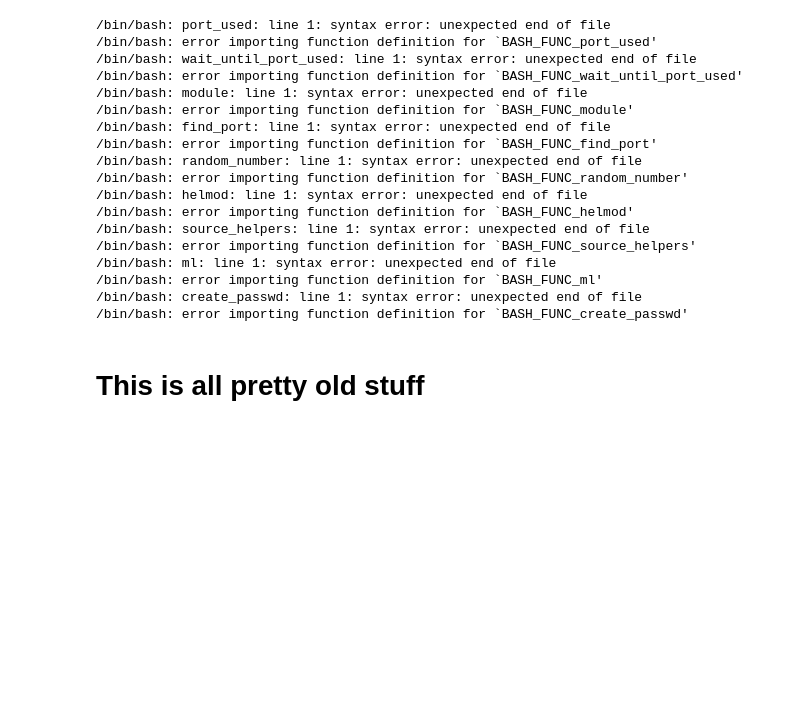
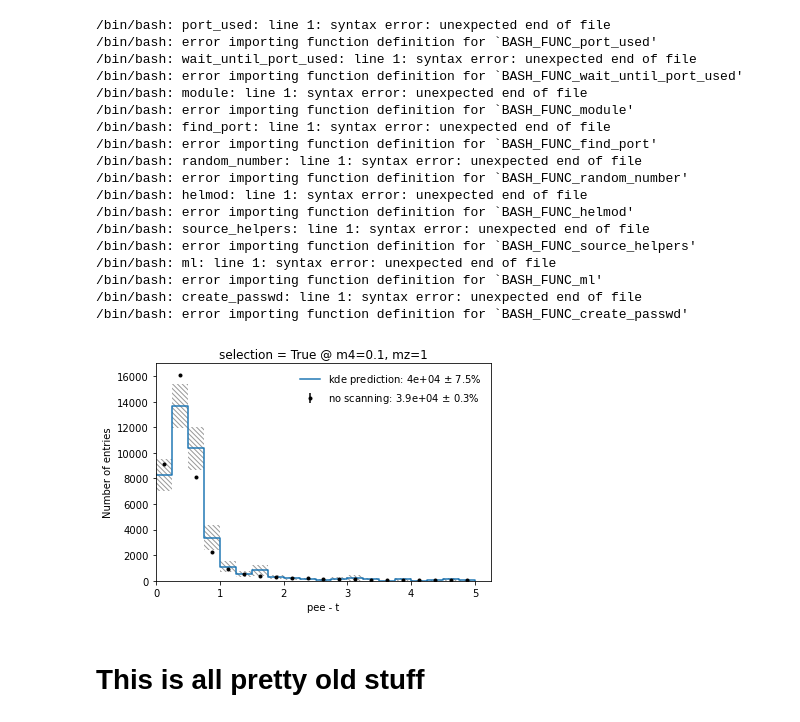
Before and after one commit to mhostert/dark-neutrinos-at-T2K, a Jupyter notebook: exp_analysis/3_comparison_observables.ipynb, the cells around one changed output. Cells and saved outputs as stored; diff of their text form; code cells hidden in the pictures; blank space fills up the shorter version.

```diff
--- a/exp_analysis/3_comparison_observables.ipynb
+++ b/exp_analysis/3_comparison_observables.ipynb
@@ -34,3 +34,5 @@ my_exp_analysis.load_df_base(1000000)
 /bin/bash: error importing function definition for `BASH_FUNC_ml'
 /bin/bash: create_passwd: line 1: syntax error: unexpected end of file
 /bin/bash: error importing function definition for `BASH_FUNC_create_passwd'
+# %%
+my_exp_analysis.load_grid_dfs()
@@ -37,3 +112,12 @@ my_exp_analysis.load_df_base(1000000)
+# %%
+kde_to_noscan_comparison(var1='pee',
+                         var2='t',
+                         range=(0, 5),
+                         bins=20,
+                         m4mz=(0.1, 1),
+                         exp_analysis_obj=my_exp_analysis)
+# %% [output]
+[figure, added]
 # %% [markdown]
 # This is all pretty old stuff
 # %% [markdown]
```
Also changed, not shown: parts of 1 cell of this notebook, 1 other file.
